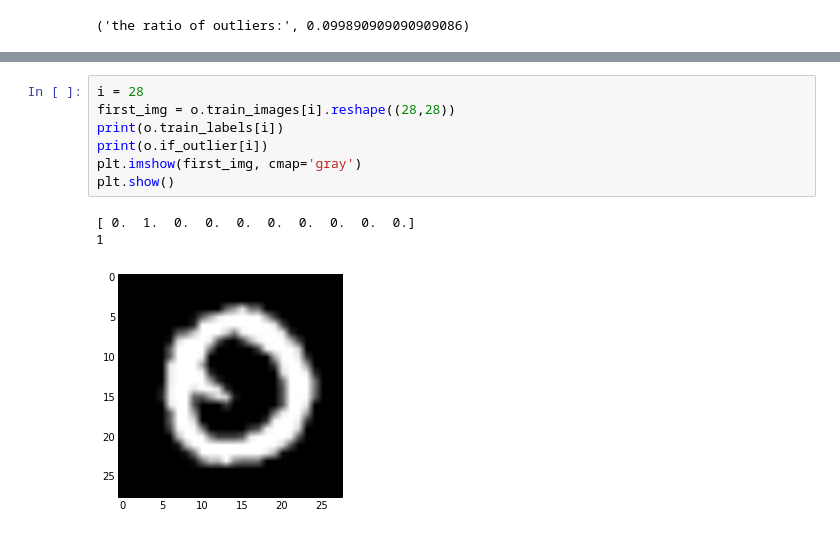
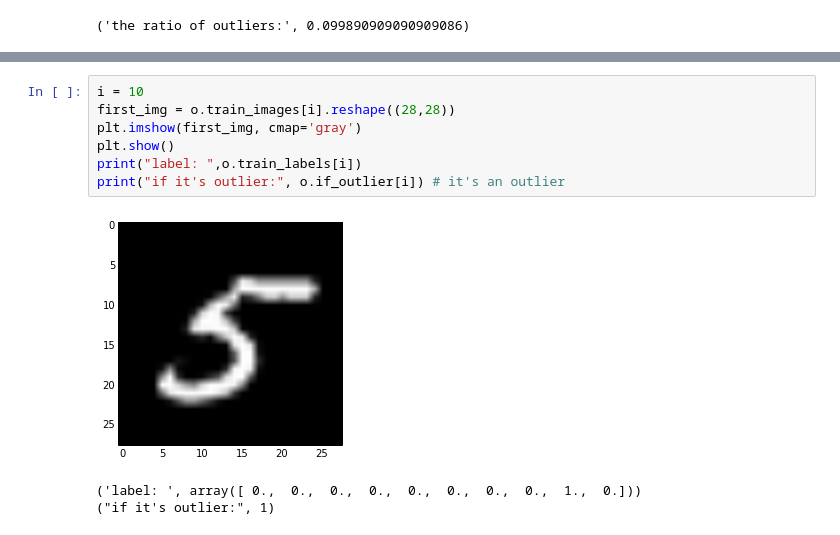
Before and after one commit to GabrielXia/mnist_outlier, a Jupyter notebook: test_data.ipynb, the cells around one changed output, grey strips where cells are left out. Cells and saved outputs as stored; diff of their text form.

```diff
--- a/test_data.ipynb
+++ b/test_data.ipynb
@@ -42,11 +51,11 @@ print i
 # %%
-i = 28
+i = 10
 first_img = o.train_images[i].reshape((28,28))
-print(o.train_labels[i])
-print(o.if_outlier[i])
 plt.imshow(first_img, cmap='gray')
 plt.show()
+print("label: ",o.train_labels[i])
+print("if it's outlier:", o.if_outlier[i]) # it's an outlier
 # %% [output]
+[figure, new version]
-[ 0.  1.  0.  0.  0.  0.  0.  0.  0.  0.]
-1
+('label: ', array([ 0.,  0.,  0.,  0.,  0.,  0.,  0.,  0.,  1.,  0.]))
+("if it's outlier:", 1)
-[figure, old version]
```
Also changed, not shown: parts of 9 cells of this notebook.
